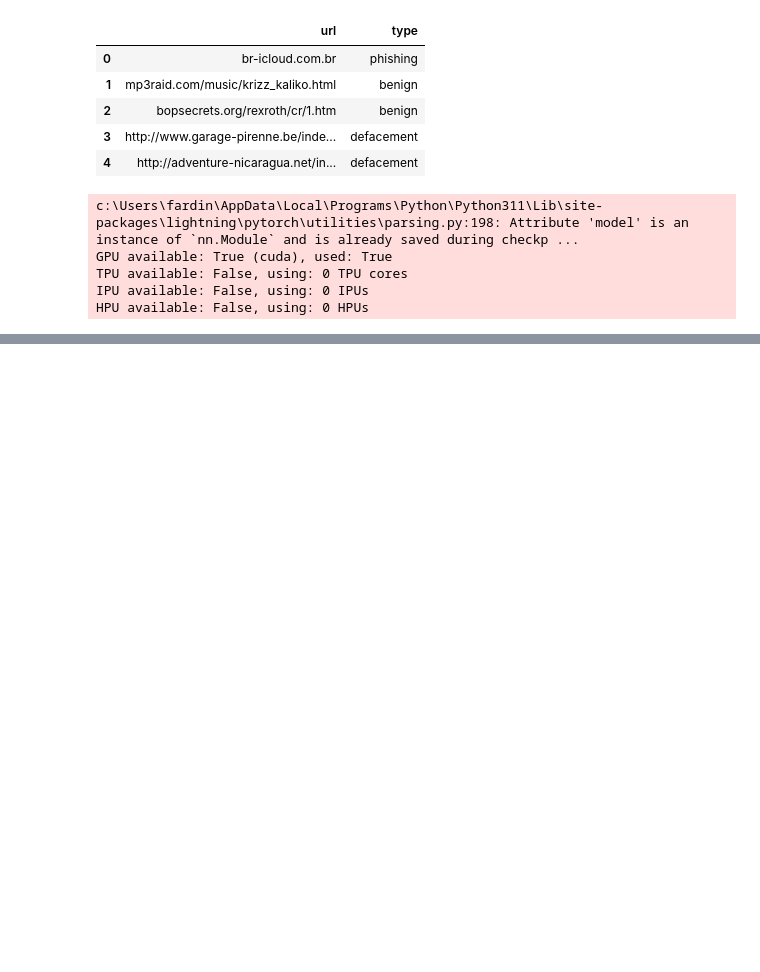
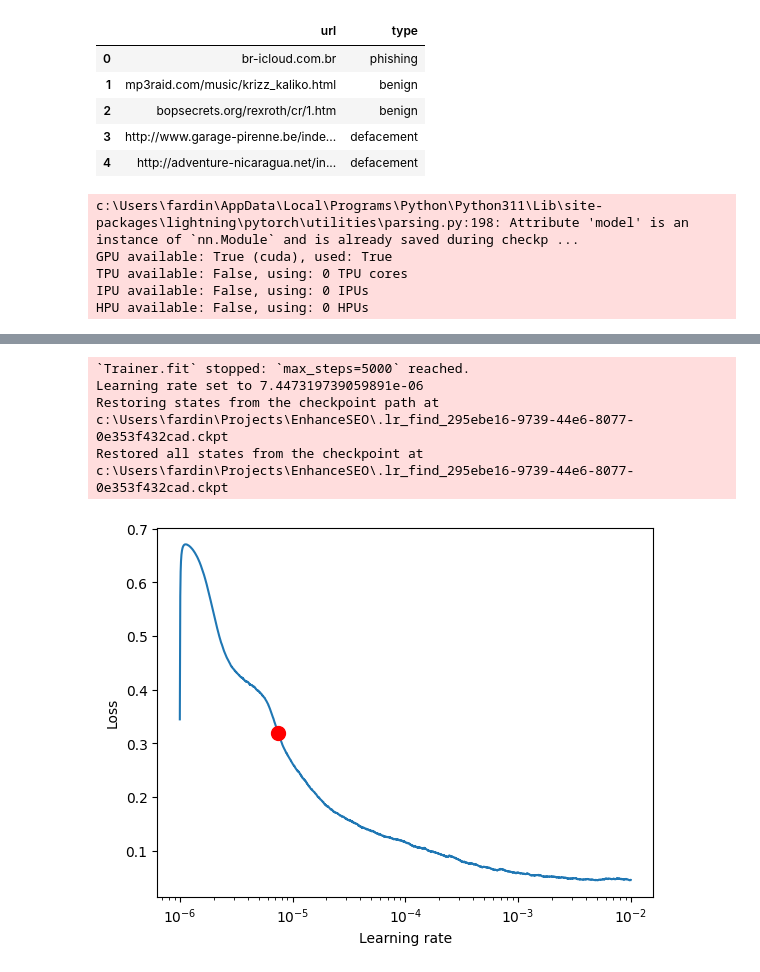
Before and after one commit to FardinRastakhiz/QuickCharNet, a Jupyter notebook: TestsOnMaliciousURL1/character_and_token_level_cnn_malicious_dataset copy.ipynb, the cells around one changed output, grey strips where cells are left out. Cells and saved outputs as stored; diff of their text form; code cells hidden in the pictures; blank space fills up the shorter version.

```diff
--- a/TestsOnMaliciousURL1/character_and_token_level_cnn_malicious_dataset copy.ipynb
+++ b/TestsOnMaliciousURL1/character_and_token_level_cnn_malicious_dataset copy.ipynb
@@ -59,7 +60,7 @@ vocab_dict = {c:i for i, c in enumerate(chars)}
 # %%
 class CharacterandTokenLevelCustomDataset(Dataset):
 
-    def __init__(self, X, y, num_classes, dictionary, tokenizer, doc_token_length=200, doc_char_length=1024) -> None:
+    def __init__(self, X, y, num_classes, dictionary, tokenizer, doc_token_length=256, doc_char_length=1024) -> None:
         super().__init__()
         self.doc_char_length = doc_char_length
         self.doc_teken_length = doc_token_length
@@ -277,29 +278,29 @@ class ClassifierLightningModel(L.LightningModule):
             )
         )
 # %%
-lr= 0.0036
+lr= 0.00344
 output_size = 128
-hidden_dim = 64
-embedding_dim = 64
+hidden_dim = 128
+embedding_dim = 128
 label_size = 1
 # %%
 df_train, df_test = train_test_split(df, test_size=0.1, shuffle=True)
-train_dataset = CharacterandTokenLevelCustomDataset(df_train.Address.values, df_train.Topic.values, len(class_id), vocab_dict, bert_tokenizer.tokenize, doc_token_length=64, doc_char_length=200)
-test_dataset = CharacterandTokenLevelCustomDataset(df_test.Address.values, df_test.Topic.values, len(class_id), vocab_dict, bert_tokenizer.tokenize, doc_token_length=64, doc_char_length=200)
+train_dataset = CharacterandTokenLevelCustomDataset(df_train.Address.values, df_train.Topic.values, len(class_id), vocab_dict, bert_tokenizer.tokenize, doc_token_length=64, doc_char_length=256)
+test_dataset = CharacterandTokenLevelCustomDataset(df_test.Address.values, df_test.Topic.values, len(class_id), vocab_dict, bert_tokenizer.tokenize, doc_token_length=64, doc_char_length=256)
 train_dataloader = DataLoader(train_dataset, batch_size=batch_size, drop_last=True, shuffle=False)
 test_dataloader = DataLoader(test_dataset, batch_size=batch_size, drop_last=True, shuffle=False)
 # %%
 seed = 911
 # for i in range(5):
 callbacks = [
-    EarlyStopping(monitor='val_loss',mode='min',patience=25),
+    # EarlyStopping(monitor='val_loss',mode='min',patience=25),
     # CustomModelCheckpoint(dirpath=r'models\malicious_urls_model', filename=f'malicious_urls_model_', every_n_epochs=3, mode='min', monitor='val_loss_epoch', save_on_train_epoch_end=True),
     ModelCheckpoint(save_top_k=5, mode='min', monitor='val_loss', save_last=True)
     ]
 
-classifier_torch_model = CNN_for_Text(num_embedding=len(vocab_dict), batch_size=batch_size, hidden_dim=hidden_dim, embedding_dim=embedding_dim, max_char_count=200, dropout=0.15, num_out_features=len(class_id), kernel_size=[5, 5, 5, 3], seed=seed).to(device)
-optimizer = torch.optim.Adam(classifier_torch_model.parameters(), lr=lr, weight_decay=0.00011)
-lr_scheduler = torch.optim.lr_scheduler.MultiStepLR(optimizer, milestones=[25, 50, 75, 100, 125, 150, 175],gamma=0.5)
+classifier_torch_model = CNN_for_Text(num_embedding=len(vocab_dict), batch_size=batch_size, hidden_dim=hidden_dim, embedding_dim=embedding_dim, max_char_count=256, dropout=0.2, num_out_features=len(class_id), kernel_size=[5, 5, 5, 3], seed=seed).to(device)
+optimizer = torch.optim.Adam(classifier_torch_model.parameters(), lr=lr, weight_decay=0.000015)
+lr_scheduler = torch.optim.lr_scheduler.MultiStepLR(optimizer, milestones=[20, 40, 60, 80, 100, 120, 140, 160, 180, 200, 220, 240],gamma=0.5)
 loss_func = torch.nn.BCEWithLogitsLoss()
 classfier_lightning_model = ClassifierLightningModel(classifier_torch_model,
                                                     num_classes=len(class_id),
@@ -316,7 +317,7 @@ import lightning as L
 
 trainer = L.Trainer(
             callbacks=callbacks,
-            max_epochs=200,
+            max_epochs=250,
             accelerator= 'gpu' if torch.cuda.is_available() else 'cpu',
             logger=CSVLogger(save_dir='logs/', name='log2')
         )
@@ -326,3 +327,10 @@ GPU available: True (cuda), used: True
 TPU available: False, using: 0 TPU cores
 IPU available: False, using: 0 IPUs
 HPU available: False, using: 0 HPUs
+# %%
+from lightning.pytorch.tuner import Tuner
+tuner = Tuner(trainer)
+tuner_result = tuner.lr_find(classfier_lightning_model, train_dataloaders=train_dataloader, val_dataloaders=test_dataloader, min_lr=1e-6, max_lr=0.01, num_training=5000)
+fig = tuner_result.plot(suggest=True)
+fig.show()
+# %% [output]
@@ -328,0 +341,5 @@ HPU available: False, using: 0 HPUs
+`Trainer.fit` stopped: `max_steps=5000` reached.
+Learning rate set to 7.447319739059891e-06
+Restoring states from the checkpoint path at c:\Users\fardin\Projects\EnhanceSEO\.lr_find_295ebe16-9739-44e6-8077-0e353f432cad.ckpt
+Restored all states from the checkpoint at c:\Users\fardin\Projects\EnhanceSEO\.lr_find_295ebe16-9739-44e6-8077-0e353f432cad.ckpt
+[figure, added]
```
Also changed, not shown: parts of 8 cells of this notebook, 1 other file.
